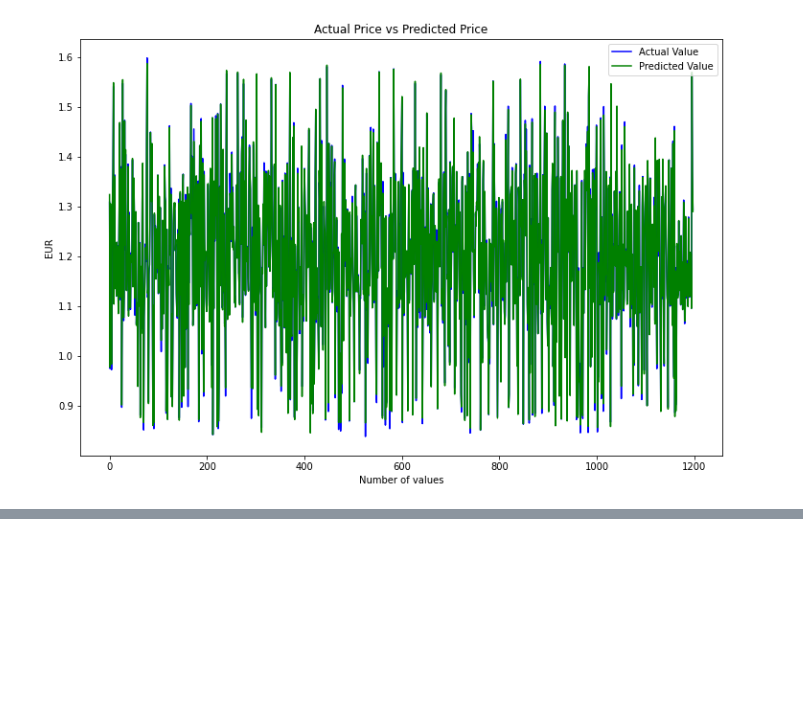
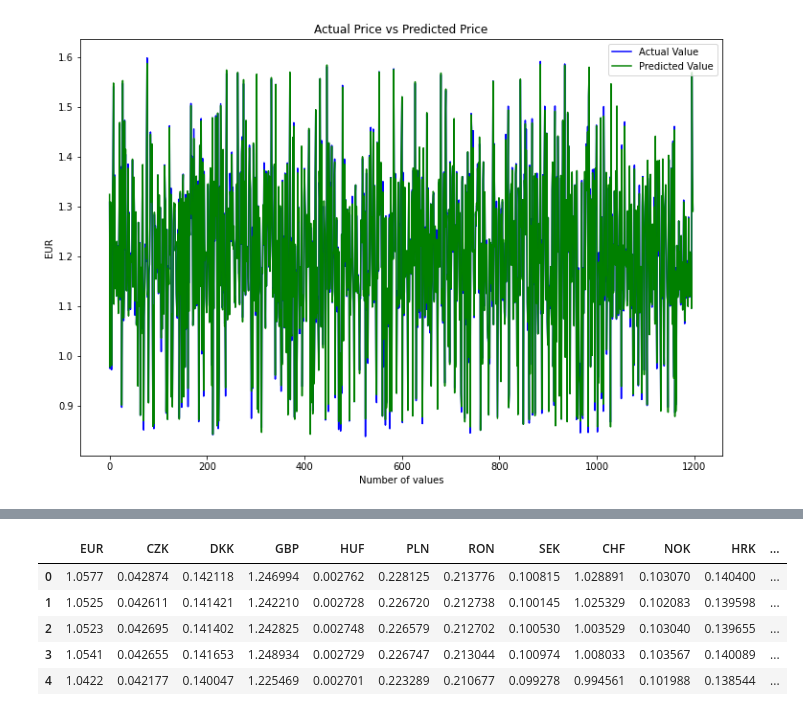
Before and after one commit to TharinduBalasooriya/ML_Assignment2_IT19122656_IT18408584_IT19193632_IT19170008, a Jupyter notebook: EURO_FOREX_RATE_PREDICTION.ipynb, the cells around one changed output, grey strips where cells are left out. Saved outputs shown, nothing was run; the diff lists cells and outputs as text; code cells hidden in the pictures; blank space fills up the shorter version.

```diff
--- a/EURO_FOREX_RATE_PREDICTION.ipynb
+++ b/EURO_FOREX_RATE_PREDICTION.ipynb
@@ -403,0 +418,11 @@ plt.show()
+# %%
+#Drop other colums except european curruncies
+forex_euro_data = forex_cleaned_data.filter(['EUR','CZK','DKK','GBP','HUF','PLN','RON','SEK','CHF','NOK','HRK','TRY'])
+forex_euro_data.head()
+# %% [output]
+|  | EUR | CZK | DKK | GBP | HUF | PLN | RON | SEK | CHF | NOK | HRK | ... |
+| 0 | 1.0577 | 0.042874 | 0.142118 | 1.246994 | 0.002762 | 0.228125 | 0.213776 | 0.100815 | 1.028891 | 0.103070 | 0.140400 | ... |
+| 1 | 1.0525 | 0.042611 | 0.141421 | 1.242210 | 0.002728 | 0.226720 | 0.212738 | 0.100145 | 1.025329 | 0.102083 | 0.139598 | ... |
+| 2 | 1.0523 | 0.042695 | 0.141402 | 1.242825 | 0.002748 | 0.226579 | 0.212702 | 0.100530 | 1.003529 | 0.103040 | 0.139655 | ... |
+| 3 | 1.0541 | 0.042655 | 0.141653 | 1.248934 | 0.002729 | 0.226747 | 0.213044 | 0.100974 | 1.008033 | 0.103567 | 0.140089 | ... |
+| 4 | 1.0422 | 0.042177 | 0.140047 | 1.225469 | 0.002701 | 0.223289 | 0.210677 | 0.099278 | 0.994561 | 0.101988 | 0.138544 | ... |
```
Also changed, not shown: parts of 14 cells of this notebook.
